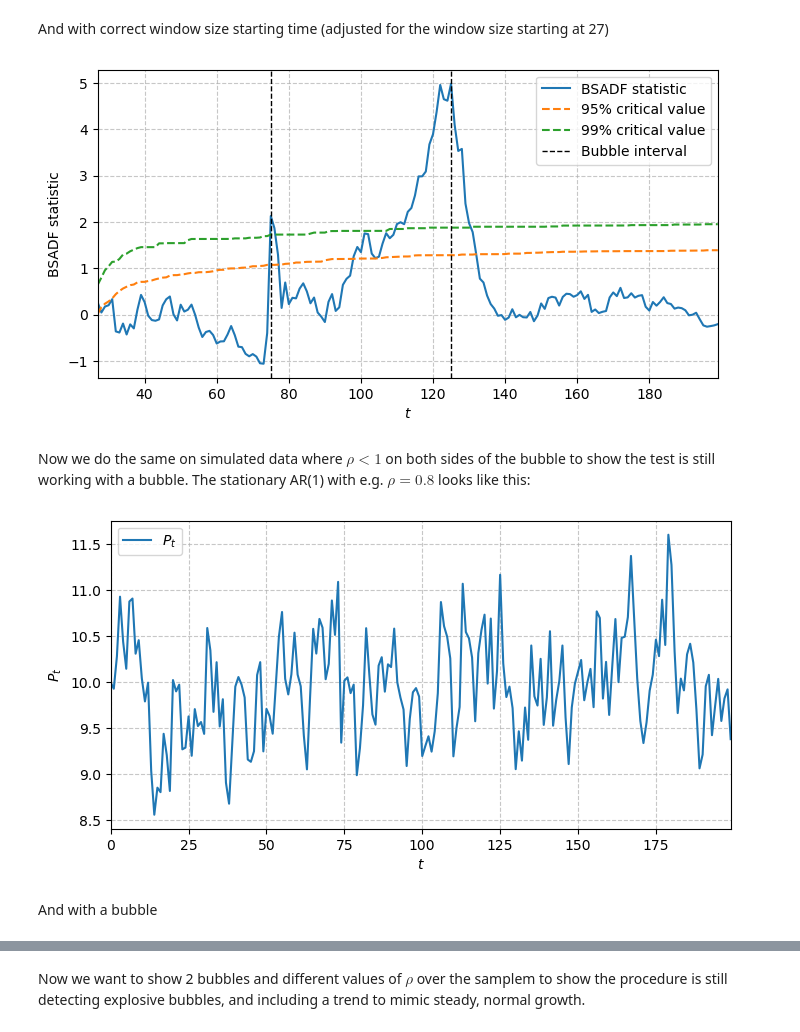
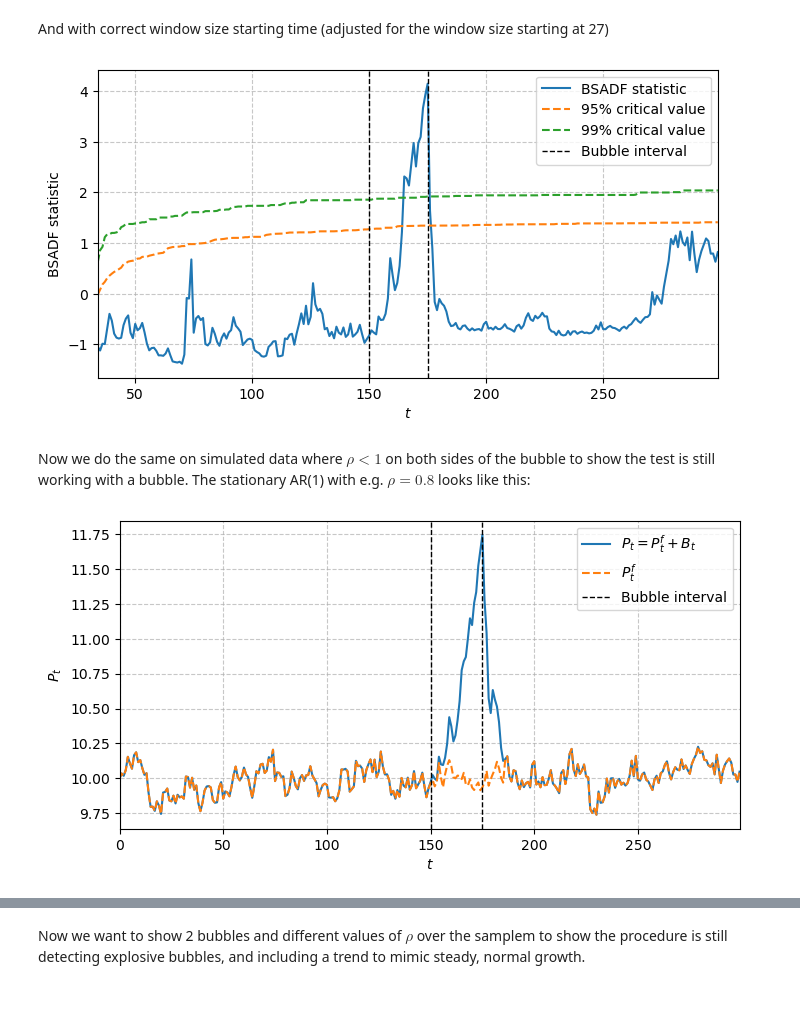
Before and after one commit to emilfriis/Bachelor, a Jupyter notebook: emil/simulations.ipynb, the cells around one changed output, grey strips where cells are left out. Cells and saved outputs as stored; diff of their text form; code cells hidden in the pictures; blank space fills up the shorter version.

Commit message:
simulations videre

```diff
--- a/emil/simulations.ipynb
+++ b/emil/simulations.ipynb
@@ -185,39 +173,53 @@ plt.figure(figsize=(8, 4))
 plt.plot(t, P_rw_bubble_bsadf_stat["bsadf"], label="BSADF statistic")
 plt.plot(t, P_rw_bubble_bsadf_cv["95%"], "--", label="95% critical value")
 plt.plot(t, P_rw_bubble_bsadf_cv["99%"], "--", label="99% critical value")
-plt.axvline(75, color="black", linestyle="--", label="Bubble interval", linewidth=1)
-plt.axvline(125, color="black", linestyle="--", linewidth=1)
+plt.axvline(150, color="black", linestyle="--", label="Bubble interval", linewidth=1)
+plt.axvline(175, color="black", linestyle="--", linewidth=1)
 plt.xlabel("$t$")
 plt.ylabel("BSADF statistic")
 plt.legend()
 plt.grid(True, linestyle="--", alpha=0.7)
 plt.margins(x=0)
+plt.savefig("../figures/P_rw_bubble_bsadf.pdf", format="pdf", bbox_inches="tight")
 plt.show()
 # %% [output]
-[figure, old version]
+[figure, new version]
 # %% [markdown]
 Now we do the same on simulated data where $\rho<1$ on both sides of the bubble to show the test is still working with a bubble. The stationary AR(1) with e.g. $\rho = 0.8$ looks like this:
 # %%
-# Standard random walk: P_t = P_{t-1} + eps_t
-T = 200
-P_stationary = simulation_master.simulate_ar1_price(
-    T=T,
-    rho=0.6,
-    sigma=0.5,
-    mu=4.0,
+Pf, B, P = simulation_master.simulate_price_with_bubbles(
+    T=300,
     P0=10.0,
+    sigma_f=0.07,
+    mu_f=2.00,
+    rho=0.8,              # random walk fundamental
+    include_bubble=True,
+    R=0.10,
+    sigma_b=0.07,
+    bubble_decay=0.70,
+    t_start1=150,          # first bubble interval
+    t_end1=175,
+    B0_1=0.01,
     seed=42,
 )
 
 plt.figure(figsize=(8, 4))
-plt.plot(P_stationary.index, P_stationary.values, label="$P_t$")
+plt.plot(P, label=r"$P_t = P_t^f + B_t$")
+plt.plot(Pf, label=r"$P_t^f$", linestyle="--")
+# plt.plot(B, label=r"$B_t$")
 plt.xlabel("$t$")
+plt.axvline(150, color="black", linestyle="--", label="Bubble interval", linewidth=1)
+plt.axvline(175, color="black", linestyle="--", linewidth=1)
 plt.ylabel("$P_t$")
+plt.legend()
 plt.grid(True, linestyle="--", alpha=0.7)
+plt.margins(x=0)
 plt.legend()
-plt.margins(x=0)
+# save as pdf to figures folder
+plt.savefig("../figures/P_stationary_bubble.pdf", format="pdf", bbox_inches="tight")
 plt.show()
+
+# Save price series as csv to data folder
+P.to_csv("../data/P_stationary_bubble.csv", index=False)
 # %% [output]
-[figure, old version]
+[figure, new version]
-# %% [markdown]
-And with a bubble
```
Also changed, not shown: parts of 12 cells of this notebook, 17 other files.
